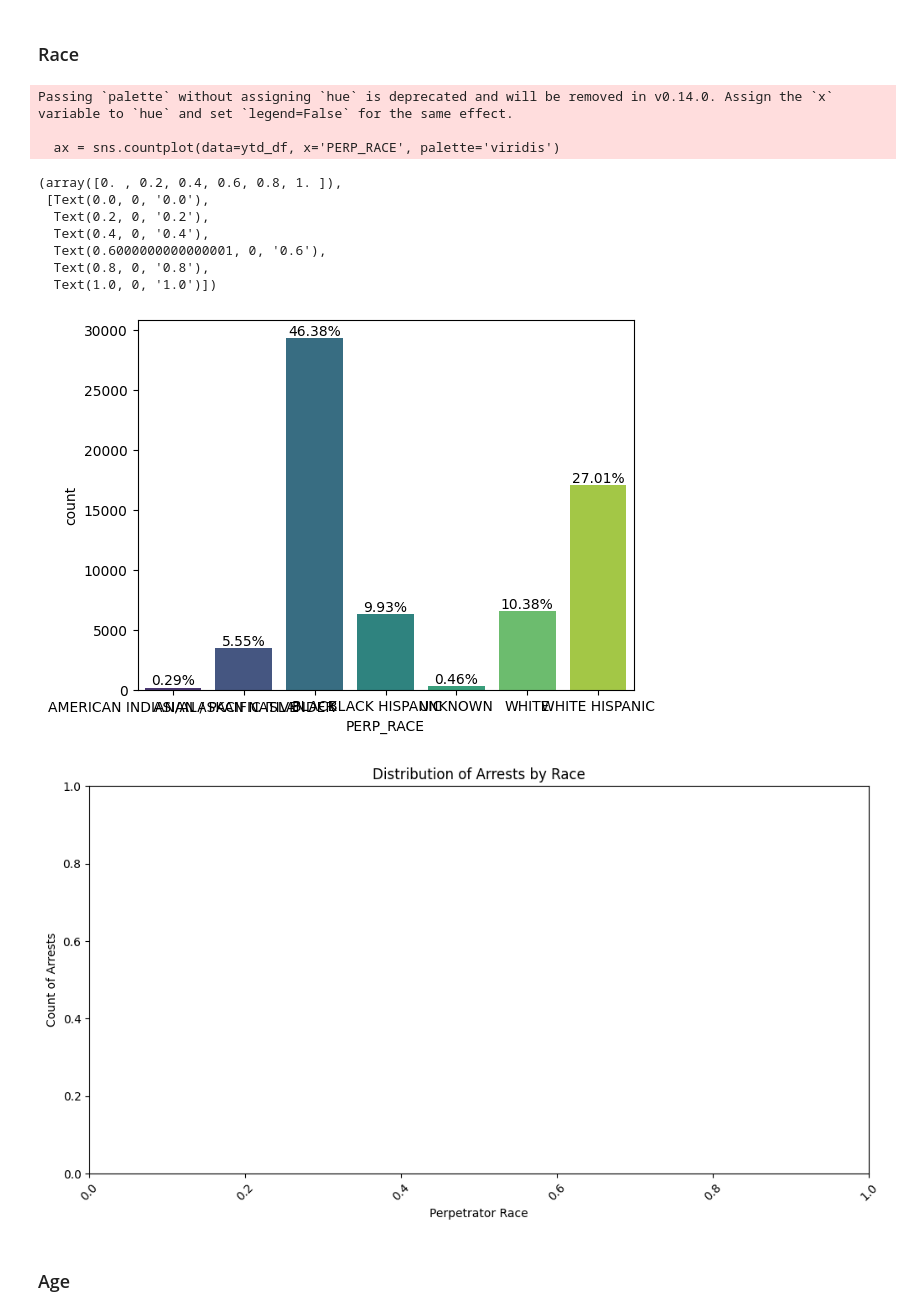
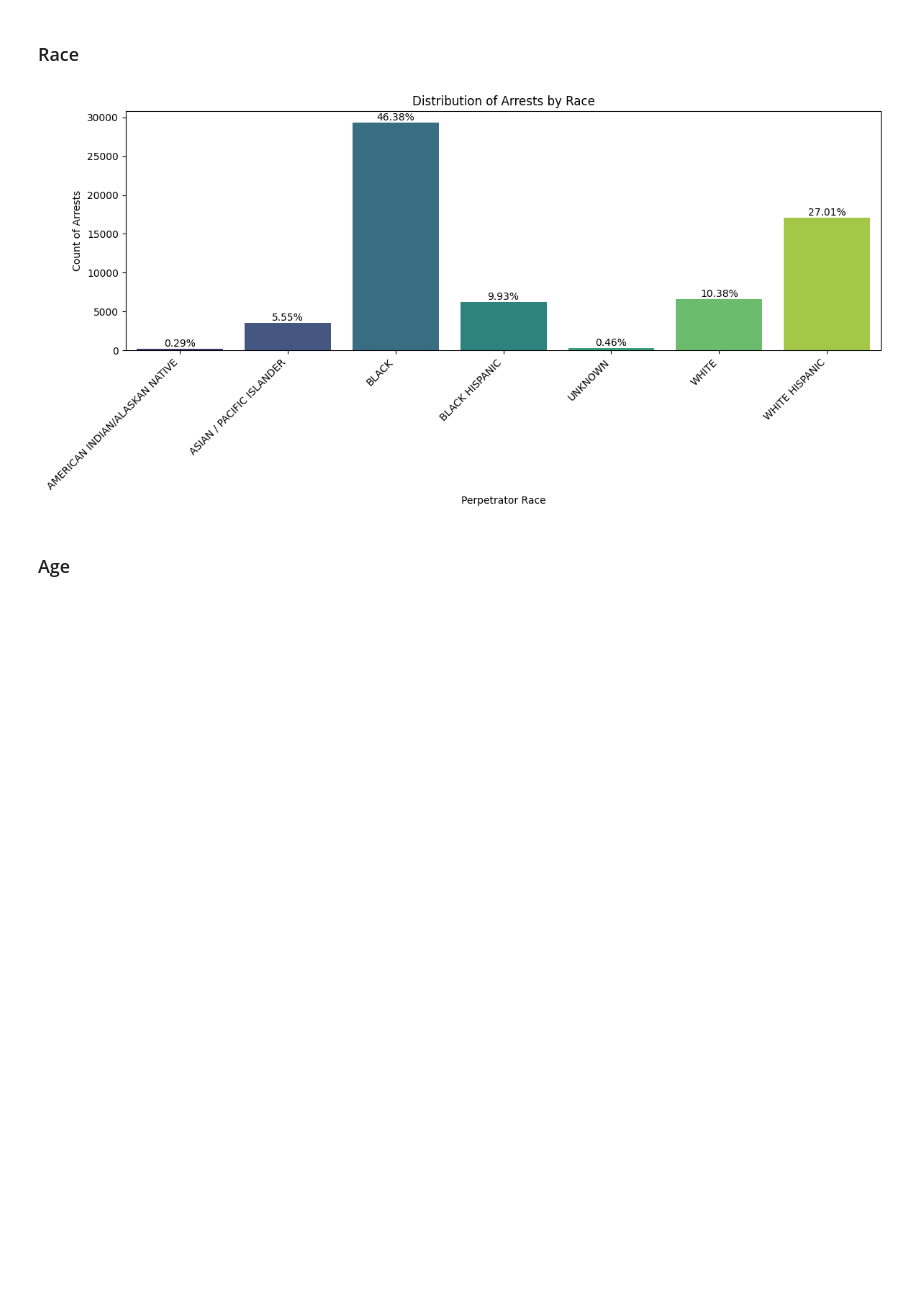
Before and after one commit to CarlosGG18/NYPD-Arrest-Analysis, a Jupyter notebook: 2024_YTD_EDA.ipynb, the cells around one changed output. Drawn from its saved outputs; the diff is of its cells as text; code cells hidden in the pictures; blank space fills up the shorter version.

```diff
--- a/2024_YTD_EDA.ipynb
+++ b/2024_YTD_EDA.ipynb
@@ -450,38 +456,28 @@ plt.show()
 # %% [markdown]
 ### Race
 # %%
+plt.figure(figsize=(12, 6))
 ax = sns.countplot(data=ytd_df, x='PERP_RACE', palette='viridis')
 total_arrests = len(ytd_df)
-
-plt.figure(figsize=(12, 6))
 
 def add_annotations(ax, total_count):
     for p in ax.patches:
         height = p.get_height()
         percentage = (height / total_count) * 100
         ax.annotate(f'{percentage:.2f}%',
                     (p.get_x() + p.get_width() / 2., height),
                     ha='center', va='center', fontsize=10, color='black',
                     xytext=(0, 5), textcoords='offset points')
+
 add_annotations(ax, total_arrests)
 plt.title('Distribution of Arrests by Race')
 plt.xlabel('Perpetrator Race')
 plt.ylabel('Count of Arrests')
-plt.xticks(rotation=45)
-# plt.show()
+plt.xticks(rotation=45, ha='right')
+plt.tight_layout()
+plt.show()
 # %% [output]
-Passing `palette` without assigning `hue` is deprecated and will be removed in v0.14.0. Assign the `x` variable to `hue` and set `legend=False` for the same effect.
-
-  ax = sns.countplot(data=ytd_df, x='PERP_RACE', palette='viridis')
-(array([0. , 0.2, 0.4, 0.6, 0.8, 1. ]),
- [Text(0.0, 0, '0.0'),
-  Text(0.2, 0, '0.2'),
-  Text(0.4, 0, '0.4'),
-  Text(0.6000000000000001, 0, '0.6'),
-  Text(0.8, 0, '0.8'),
-  Text(1.0, 0, '1.0')])
-[figure, old version]
+[figure, new version]
-[figure, removed]
 # %% [markdown]
 ### Age
 # %%
```
Also changed, not shown: parts of 8 cells of this notebook, 3 other files.
